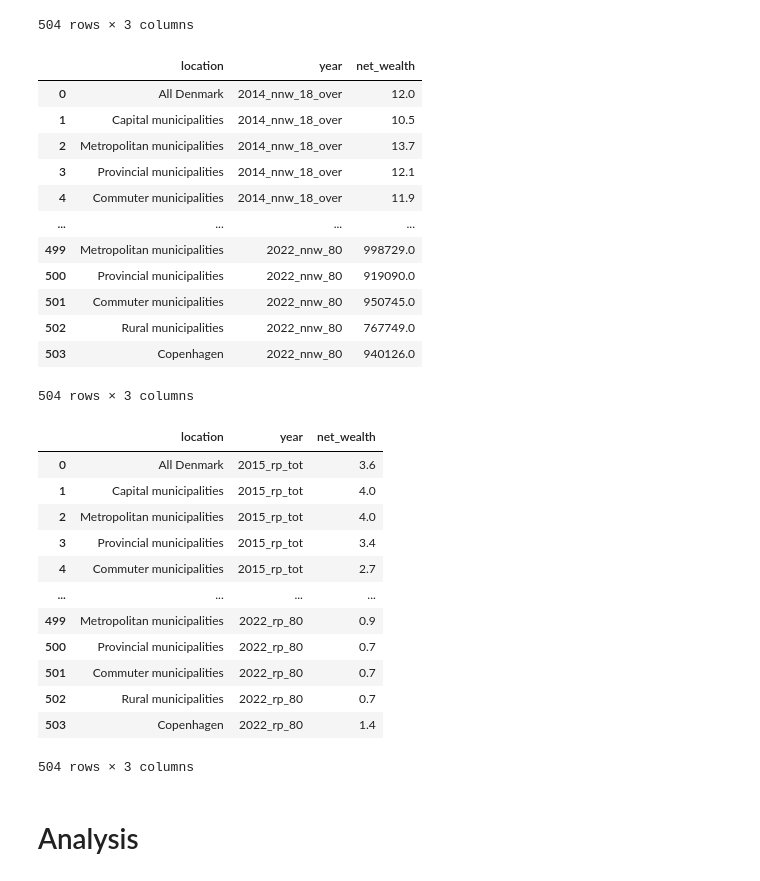
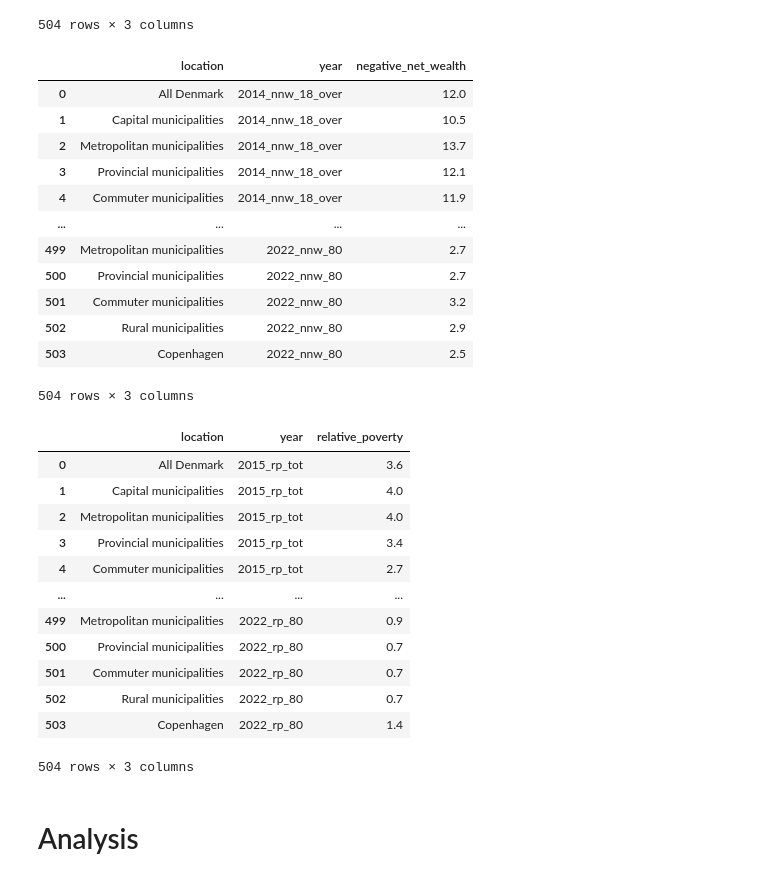
Before and after one commit to NumEconCopenhagen/projects-2024-petra-maritza-noah, a Jupyter notebook: dataproject/Petra.ipynb, the cells around one changed output. Cells and saved outputs as stored; diff of their text form; code cells hidden in the pictures.

```diff
--- a/dataproject/Petra.ipynb
+++ b/dataproject/Petra.ipynb
@@ -138,13 +138,13 @@ nnw_18_over = pd.read_excel(filename3, sheet_name= '18-over')
 nnw_18_over.columns = nnw_18_over.columns.map(lambda x: 'location' if x == 'Unnamed: 0' else x + '_nnw_18_over' if x.isdigit() else x)
 
 #Here we import all the datasets on net-wealth, but considering the data for different age ranges
-nnw_29 = pd.read_excel(filename2, sheet_name= '18-29')
-nnw_39 = pd.read_excel(filename2, sheet_name= '30-39')
-nnw_49 = pd.read_excel(filename2, sheet_name= '40-49')
-nnw_59 = pd.read_excel(filename2, sheet_name= '50-59')
-nnw_69 = pd.read_excel(filename2, sheet_name= '60-69')
-nnw_79 = pd.read_excel(filename2, sheet_name= '70-79')
-nnw_80 = pd.read_excel(filename2, sheet_name= '80-onwards')
+nnw_29 = pd.read_excel(filename3, sheet_name= '18-29')
+nnw_39 = pd.read_excel(filename3, sheet_name= '30-39')
+nnw_49 = pd.read_excel(filename3, sheet_name= '40-49')
+nnw_59 = pd.read_excel(filename3, sheet_name= '50-59')
+nnw_69 = pd.read_excel(filename3, sheet_name= '60-69')
+nnw_79 = pd.read_excel(filename3, sheet_name= '70-79')
+nnw_80 = pd.read_excel(filename3, sheet_name= '80-onwards')
 
 def rename_columns(df, suffix):
     df.columns = df.columns.map(lambda x: 'location' if x == 'Unnamed: 0' else str(x) + suffix)
@@ -284,30 +268,30 @@ nw_long
 # %%
 #We do the same also for the two other datasets, the one on relative poverty and the one on negative net wealth
 merged_nnw_final = merged_nnw.iloc[:7]
-nnw_long = pd.melt(merged_nnw_final, id_vars=['location'], var_name='year', value_name='net_wealth')
+nnw_long = pd.melt(merged_nnw_final, id_vars=['location'], var_name='year', value_name='negative_net_wealth')
 merged_nnw_final #this is the same initial shape
 nnw_long #this is flipped
 # %% [output]
-|  | location | year | net_wealth |
+|  | location | year | negative_net_wealth |
 | 0 | All Denmark | 2014_nnw_18_over | 12.0 |
 | 1 | Capital municipalities | 2014_nnw_18_over | 10.5 |
 | 2 | Metropolitan municipalities | 2014_nnw_18_over | 13.7 |
 | 3 | Provincial municipalities | 2014_nnw_18_over | 12.1 |
 | 4 | Commuter municipalities | 2014_nnw_18_over | 11.9 |
 | ... | ... | ... | ... |
-| 499 | Metropolitan municipalities | 2022_nnw_80 | 998729.0 |
-| 500 | Provincial municipalities | 2022_nnw_80 | 919090.0 |
-| 501 | Commuter municipalities | 2022_nnw_80 | 950745.0 |
-| 502 | Rural municipalities | 2022_nnw_80 | 767749.0 |
-| 503 | Copenhagen | 2022_nnw_80 | 940126.0 |
+| 499 | Metropolitan municipalities | 2022_nnw_80 | 2.7 |
+| 500 | Provincial municipalities | 2022_nnw_80 | 2.7 |
+| 501 | Commuter municipalities | 2022_nnw_80 | 3.2 |
+| 502 | Rural municipalities | 2022_nnw_80 | 2.9 |
+| 503 | Copenhagen | 2022_nnw_80 | 2.5 |
 504 rows × 3 columns
 # %%
 merged_rp_final = merged_rp.iloc[:7]
-rp_long = pd.melt(merged_rp_final, id_vars=['location'], var_name='year', value_name='net_wealth')
+rp_long = pd.melt(merged_rp_final, id_vars=['location'], var_name='year', value_name='relative_poverty')
 merged_rp_final #this is the same initial shape
 rp_long #this is flipped
 # %% [output]
-|  | location | year | net_wealth |
+|  | location | year | relative_poverty |
 | 0 | All Denmark | 2015_rp_tot | 3.6 |
 | 1 | Capital municipalities | 2015_rp_tot | 4.0 |
 | 2 | Metropolitan municipalities | 2015_rp_tot | 4.0 |
```
Also changed, not shown: parts of 1 cell of this notebook.
